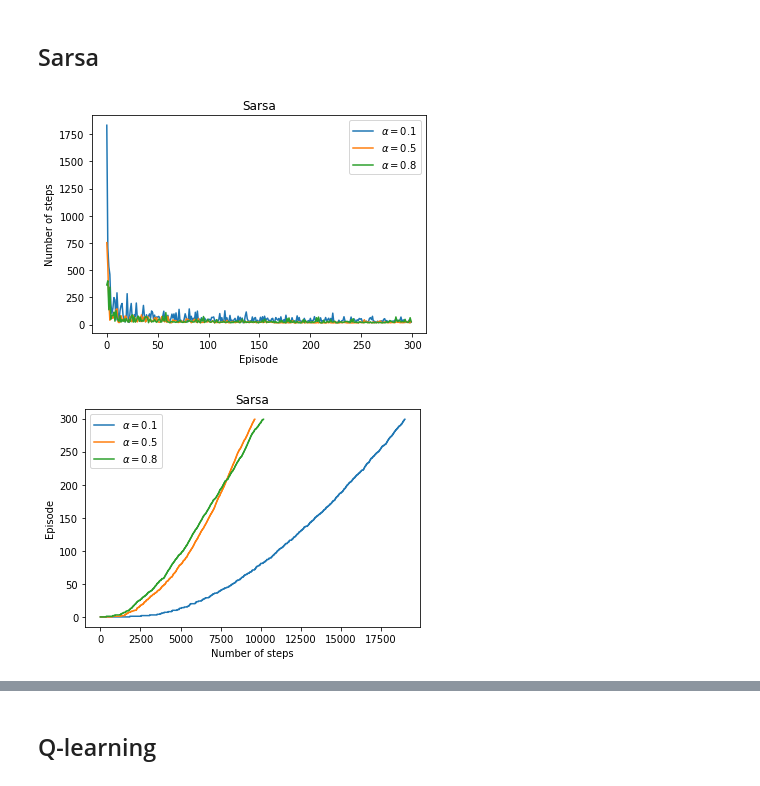
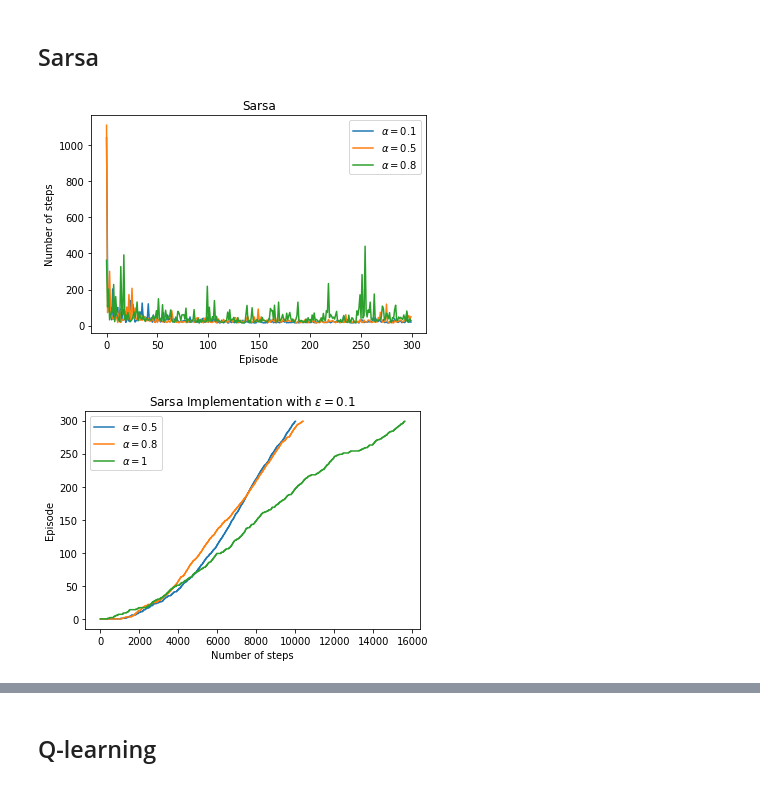
Before and after one commit to MatthewFilipovich/rl-gridworld, a Jupyter notebook: Plots.ipynb, the cells around one changed output, grey strips where cells are left out. Drawn from its saved outputs; the diff is of its cells as text; code cells hidden in the pictures.

```diff
--- a/Plots.ipynb
+++ b/Plots.ipynb
@@ -68,7 +68,7 @@ epsilon = 0.1
 gamma = 1
 lam = 0.5
 # %%
-alpha = (0.1, 0.5, 0.8)
+alpha = (0.5, 0.8, 1)
 eps = []
 for i in range(3):
     rl = Sarsa(env=env, alpha=alpha[i], epsilon=epsilon, gamma=gamma, table_init='zeros')
@@ -76,9 +76,9 @@ for i in range(3):
 # %%
 plot_step_per_ep(eps[0], '$\\alpha=0.1$',eps[1], '$\\alpha=0.5$',eps[2], '$\\alpha=0.8$', 'Sarsa')
 # %% [output]
-[figure, old version]
+[figure, new version]
 # %%
-plot_ep_step(eps[0], '$\\alpha=0.1$',eps[1], '$\\alpha=0.5$',eps[2], '$\\alpha=0.8$', 'Sarsa')
+plot_ep_step(eps[0], '$\\alpha=0.5$',eps[1], '$\\alpha=0.8$',eps[2], '$\\alpha=1$', 'Sarsa Implementation with $\epsilon = 0.1$')
 # %% [output]
-[figure, old version]
+[figure, new version]
 # %%
```
Also changed, not shown: parts of 26 cells of this notebook, 11 other files.
